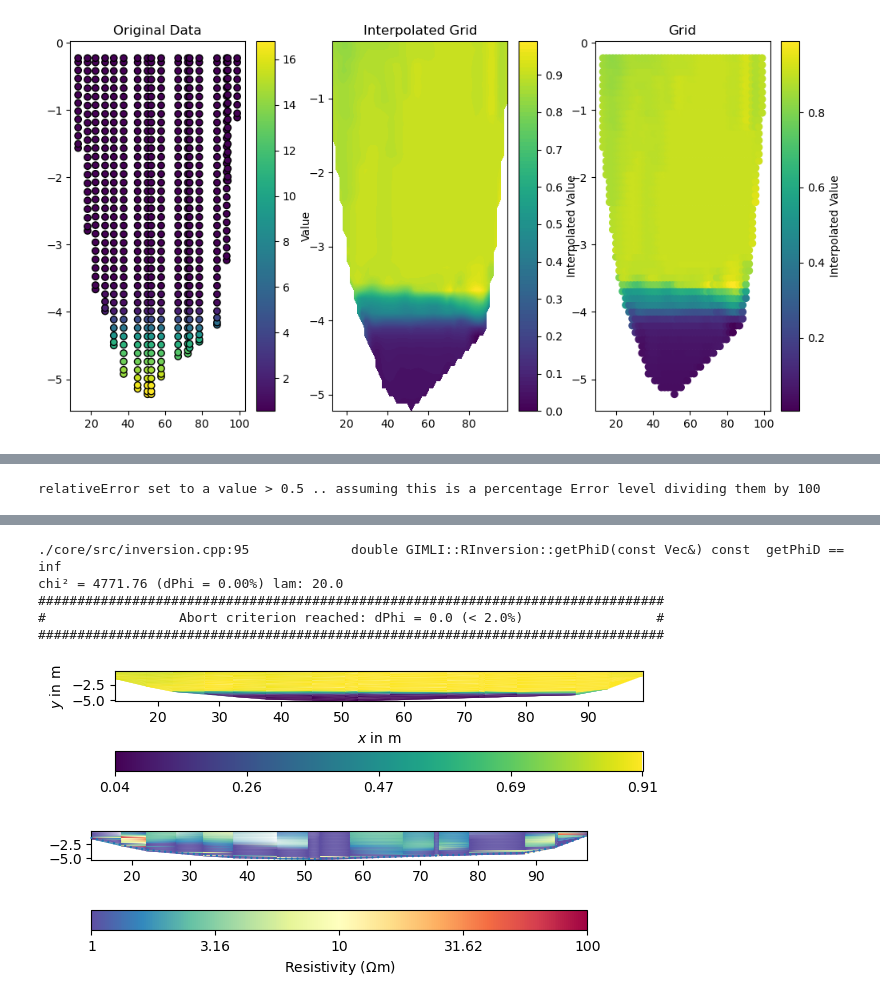
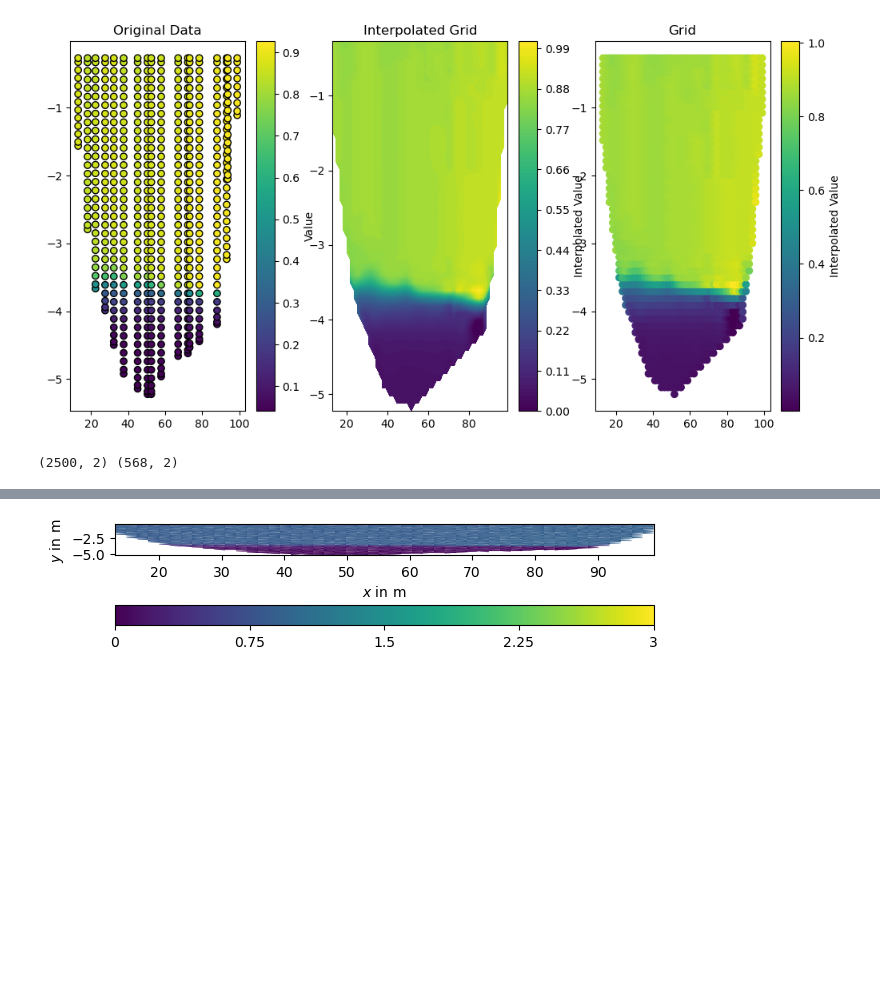
Before and after one commit to Deltares-research/SaltSimulator, a Jupyter notebook: notebooks/kornwerderzand.ipynb, the cells around one changed output, grey strips where cells are left out. Drawn from its saved outputs; the diff is of its cells as text; code cells hidden in the pictures; blank space fills up the shorter version.

```diff
--- a/notebooks/kornwerderzand.ipynb
+++ b/notebooks/kornwerderzand.ipynb
@@ -14,7 +15,3 @@ from scipy.spatial import Delaunay, cKDTree
 from pygimli.physics import ert
 from ertoolbox import inversion
 from ertoolbox import ert_postprocessing
-# %%
-csv = '../data/crosssection_sal_tem_20220801_0000.csv'
-data = pd.read_csv(csv)
-print(data)
@@ -35,0 +18,10 @@ print(data)
+# %%
+folder = 'p:/11209233-mad09a2023ijsselmeer3d/C_Work/02_FM/03_postprocessing/09_input_tomografische_metingen/voorhaven_kwz/sal_tem'
+counter = 0
+for csv in glob.glob(f"{folder}/*.csv"):
+    counter+=1
+    if counter == 5:
+        data = pd.read_csv(csv)
+# csv = '../data/testgrid.csv'
+# data = pd.read_csv(csv)
+print(data, csv)
@@ -55,16 +63,18 @@ Y_grid = np.zeros(np.shape(X_grid))
 xyz = np.column_stack([X_grid.flatten(),Z_grid.flatten()])
 
 # Prepare data for interpolation
-points = data[['x', 'z']].values
+points = data[['x', 'z']].values #change to interpolated points
 values = data['resistivity'].values
 
 # Interpolate
 grid_values = griddata(points, values, (X_grid, Z_grid), method='cubic')
+grid_values[grid_values<0] = 0.001
+
 
 # Plot original points
 plt.figure(figsize=(12, 6))
 plt.subplot(1, 3, 1)
-plt.scatter(data['x'], data['z'], c=data['salinity'], cmap='viridis', edgecolor='k')
+plt.scatter(data['x'], data['z'], c=data['resistivity'], cmap='viridis', edgecolor='k')
 plt.title('Original Data')
 plt.colorbar(label='Value')
 
@@ -82,7 +92,7 @@ plt.title('Grid')
 plt.colorbar(label='Interpolated Value')
 plt.show()
 # %% [output]
-[figure, old version]
+[figure, new version]
 # %%
 # Create a DataFrame
 df = pd.DataFrame(
@@ -140,6 +150,10 @@ def calculate_distances(points):
 
 
 distances = calculate_distances(interpolated_points)
+# %%
+print(np.shape(xyz), np.shape(points))
+# %% [output]
+(2500, 2) (568, 2)
 # %%
 # Create 2D Pygimli  mesh
 mesh = pg.Mesh(2)
@@ -148,56 +162,43 @@ cs = []
 cr = []
 
 # Make nodes for all datapoints
-for p in points:
+for p in xyz:
     c = mesh.createNode((p[0],p[1]))
     cs.append(c)
 
-# # make nodes for all electrodes:
+# # # make nodes for all electrodes:
 # for pt in interpolated_points:
 #     c = mesh.createNode((pt[0],pt[1]))
 #     cs.append(c)
 
 # Triangulate points into mesh with triangles
-tri = Delaunay(points)
+tri = Delaunay(xyz)
 triangles = tri.simplices
 
 # Calculate centroids of the triangles
-centroids = np.array([np.mean(points[tri.simplices[i]], axis=0) for i in range(len(tri.simplices))])
+centroids = np.array([np.mean(xyz[tri.simplices[i]], axis=0) for i in range(len(tri.simplices))])
 
 # Find closest grid point to the triangle
-tree = cKDTree(points)
+tree = cKDTree(xyz)
 distances, indices = tree.query(centroids)
 
-# Add value to the grid cell
-triangle_values = values[indices]
+# # Add value to the grid cell
 
+triangle_values = grid_values.flatten()[indices]
+print(triangle_values)
 # Add triangles to mesh object
 tlist = []
 for t in range(0,len(triangles)):
-    mesh.createTriangle(cs[triangles[t][0]],cs[triangles[t][1]],cs[triangles[t][2]], marker = t)
+    mesh.createTriangle(cs[triangles[t][0]],cs[triangles[t][1]],cs[triangles[t][2]], marker = t)  #marker is value
     tlist = np.append(tlist,t)
 
 # Add boundaries
 mesh.createNeighborInfos()
 
+# mesh = pg.meshtools.appendTriangleBoundary(mesh)
+listc = list(range(1, len(triangle_values) + 1))
+plotdata = np.array([[a, b] for a, b in zip(listc, triangle_values)])
+
 # Plot mesh with values
-ax, cb = pg.show(mesh, data=triangle_values)
-
-# Define electrode positions TODO
-EZ = new_z
-EX = new_x
-electrodes = [[x, y] for x, y in zip(EX, EZ)]
-
-# Create measurement scheme
-scheme_dd = ert.createData(elecs=electrodes, schemeName='dd')
-
-# Make simulation data
-simdata = ert.simulate(
-         mesh=mesh, scheme=scheme_dd, res=triangle_values, noiseLevel=1,
-                    noiseAbs=1e-6, seed=1337
-    )
-
-simdata.remove(simdata["rhoa"] < 0)
-#Inverse for check
-inversion_dd_1 = inversion(simdata, mesh, saveresult=False)
+ax, cb = pg.viewer.showMesh(mesh, data = triangle_values, cMin = 0, cMax = 3)
 # %% [output]
@@ -205 +205,0 @@ inversion_dd_1 = inversion(simdata, mesh, saveresult=False)
-relativeError set to a value > 0.5 .. assuming this is a percentage Error level dividing them by 100
@@ -236,7 +206 @@ One step failed. Aborting and going back to last model
-./core/src/inversion.cpp:95             double GIMLI::RInversion::getPhiD(const Vec&) const  getPhiD == inf
-chi² = 4771.76 (dPhi = 0.00%) lam: 20.0
-################################################################################
-#                 Abort criterion reached: dPhi = 0.0 (< 2.0%)                 #
-################################################################################
-[figure, old version]
+[figure, new version]
-[figure, removed]
```
Also changed, not shown: parts of 7 cells of this notebook, 12 other files.
